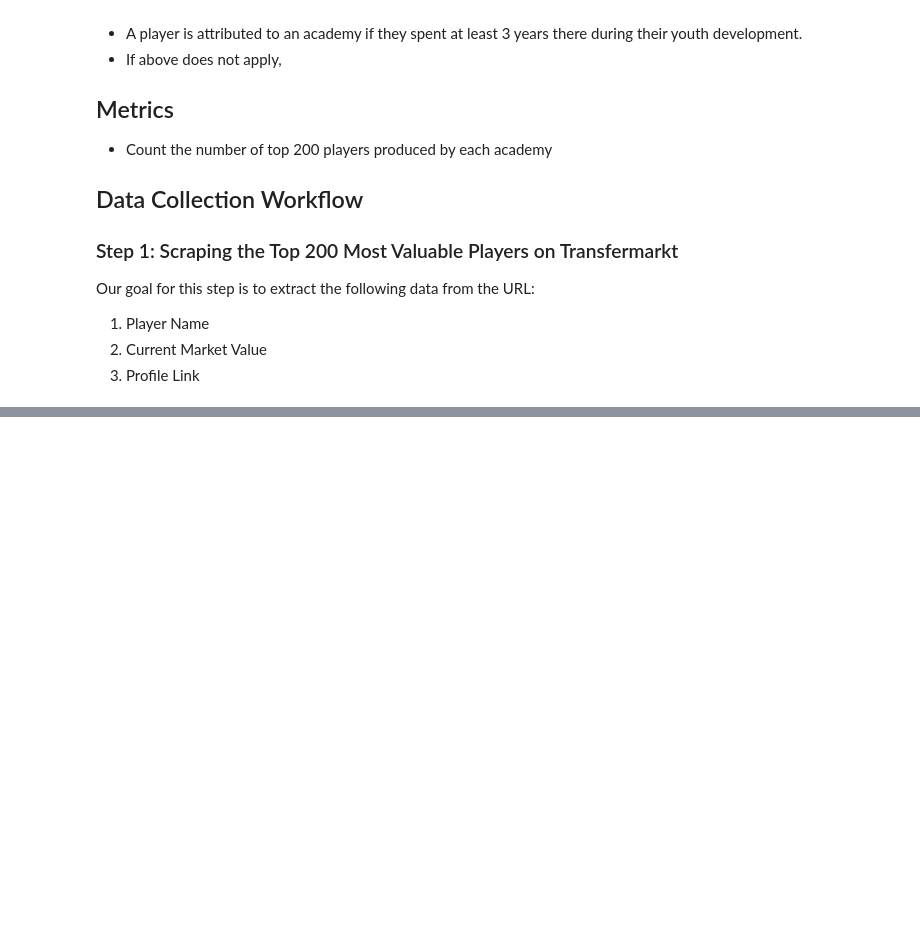
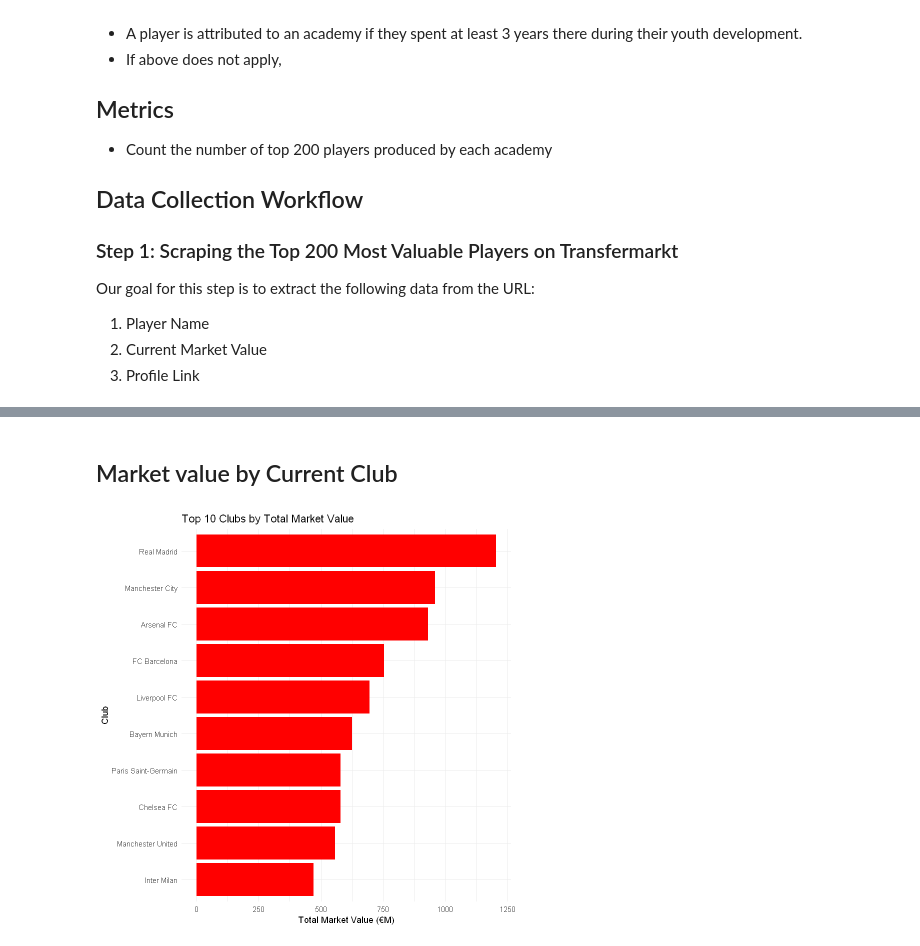
Before and after one commit to gabriellindqvist/su-mt4007, a Jupyter notebook: project/project.ipynb, the cells around one changed output, grey strips where cells are left out. Saved outputs shown, nothing was run; the diff lists cells and outputs as text; code cells hidden in the pictures; blank space fills up the shorter version.

```diff
--- a/project/project.ipynb
+++ b/project/project.ipynb
@@ -51,0 +129,16 @@ A data.frame: 202 × 10
+# %% [markdown]
+## Market value by Current Club
+# %%
+top_current_clubs <- df %>%
+    group_by(current_club) %>%
+    summarise(total_mv = sum(mv, na.rm = TRUE)) %>%
+    arrange(desc(total_mv)) %>%
+    slice(1:10)
+
+ggplot(top_current_clubs, aes(x = reorder(current_club, total_mv), y = total_mv)) +
+    geom_bar(stat = "identity", fill = "red") +
+    coord_flip() +
+    labs(title = "Top 10 Clubs by Total Market Value", x = "Club", y = "Total Market Value (€M)") +
+    theme_minimal()
+# %% [output]
+[figure, added]
```
Also changed, not shown: parts of 8 cells of this notebook.
